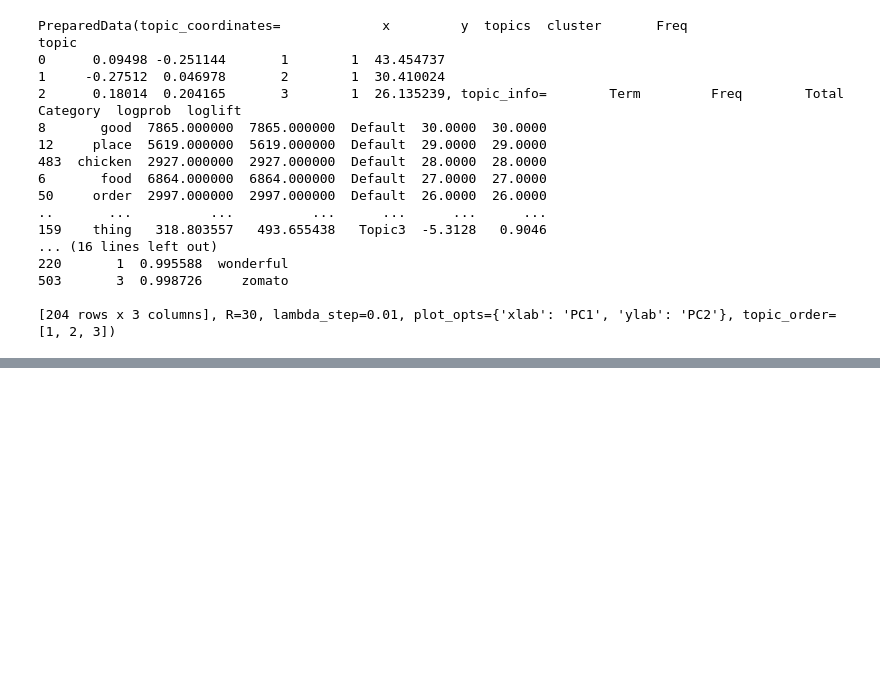
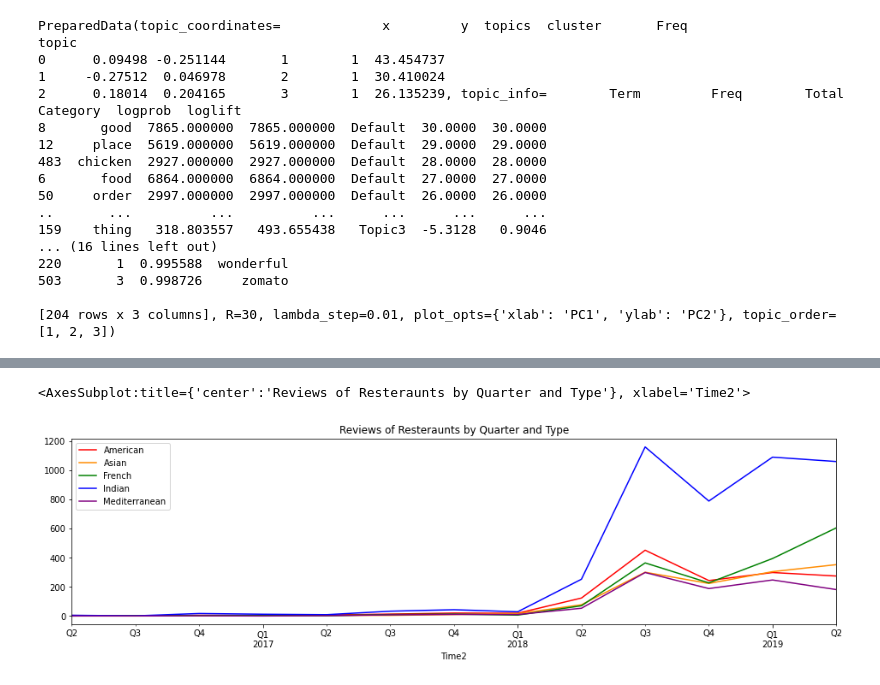
Before and after one commit to Csummers12000/NLP_Review_Analysis, a Jupyter notebook: NLPReviews.ipynb, the cells around one changed output, grey strips where cells are left out. Cells and saved outputs as stored; diff of their text form; code cells hidden in the pictures; blank space fills up the shorter version.

Commit message:
Resampled and summed the type columns by quarter

```diff
--- a/NLPReviews.ipynb
+++ b/NLPReviews.ipynb
@@ -130,0 +137,4 @@ topic
+# %%
+Times = pd.to_datetime(df["Time"])
+df["Time2"] = Times
+df.dtypes
@@ -130,0 +154,3 @@ topic
+# %%
+df2 = df.set_index('Time2')
+df2
@@ -130,0 +172,3 @@ topic
+# %%
+dfsort = df2.sort_index()
+dfsort
@@ -130,0 +190,3 @@ topic
+# %%
+quarterly_reviews = dfsort.resample('Q')['American','Asian','French','Indian','Mediterranean'].sum()
+quarterly_reviews.head()
@@ -130,0 +219,7 @@ topic
+# %%
+import matplotlib
+plot_rules = dict(figsize=(16,4),color=['red', 'darkorange', 'green', 'blue', 'purple'],title='Reviews of Resteraunts by Quarter and Type')
+quarterly_reviews.plot(**plot_rules)
+# %% [output]
+<AxesSubplot:title={'center':'Reviews of Resteraunts by Quarter and Type'}, xlabel='Time2'>
+[figure, added]
```
Also changed, not shown: parts of 8 cells of this notebook.
